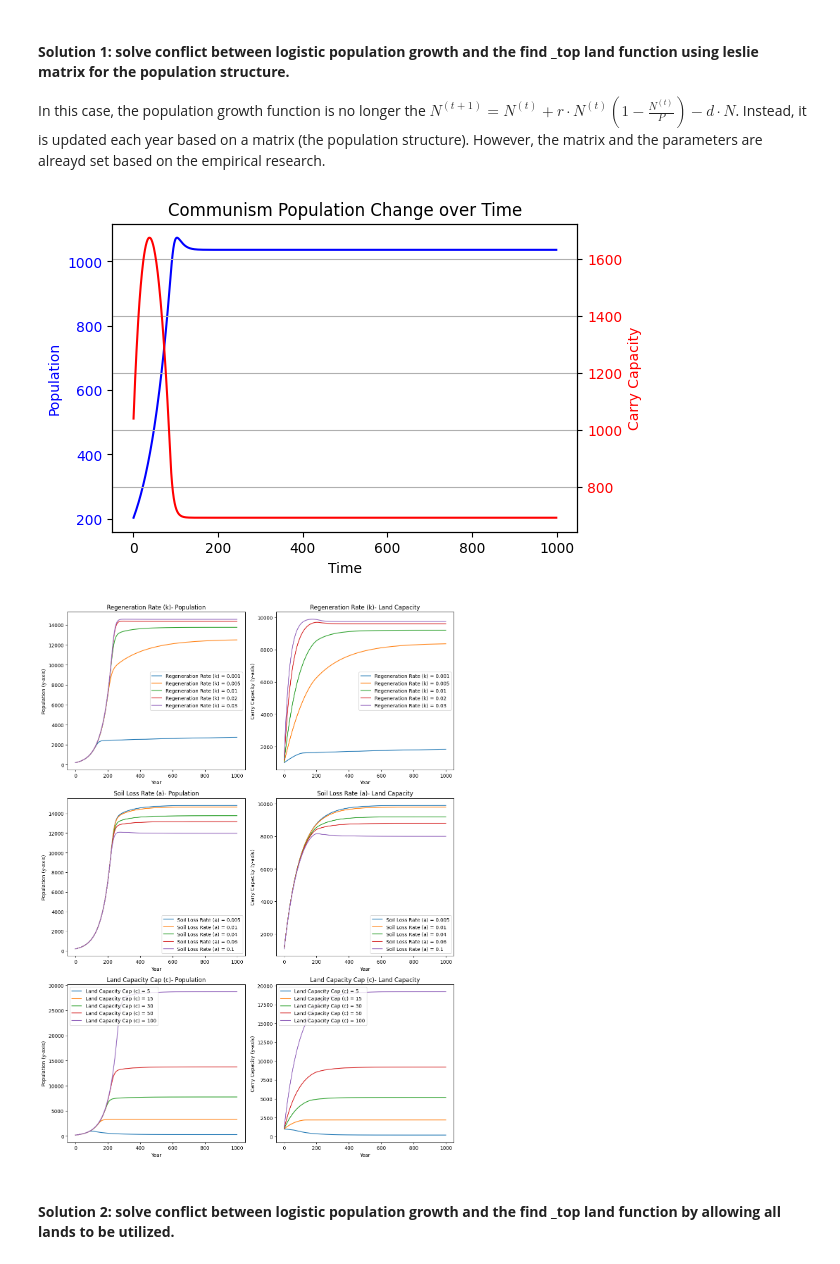
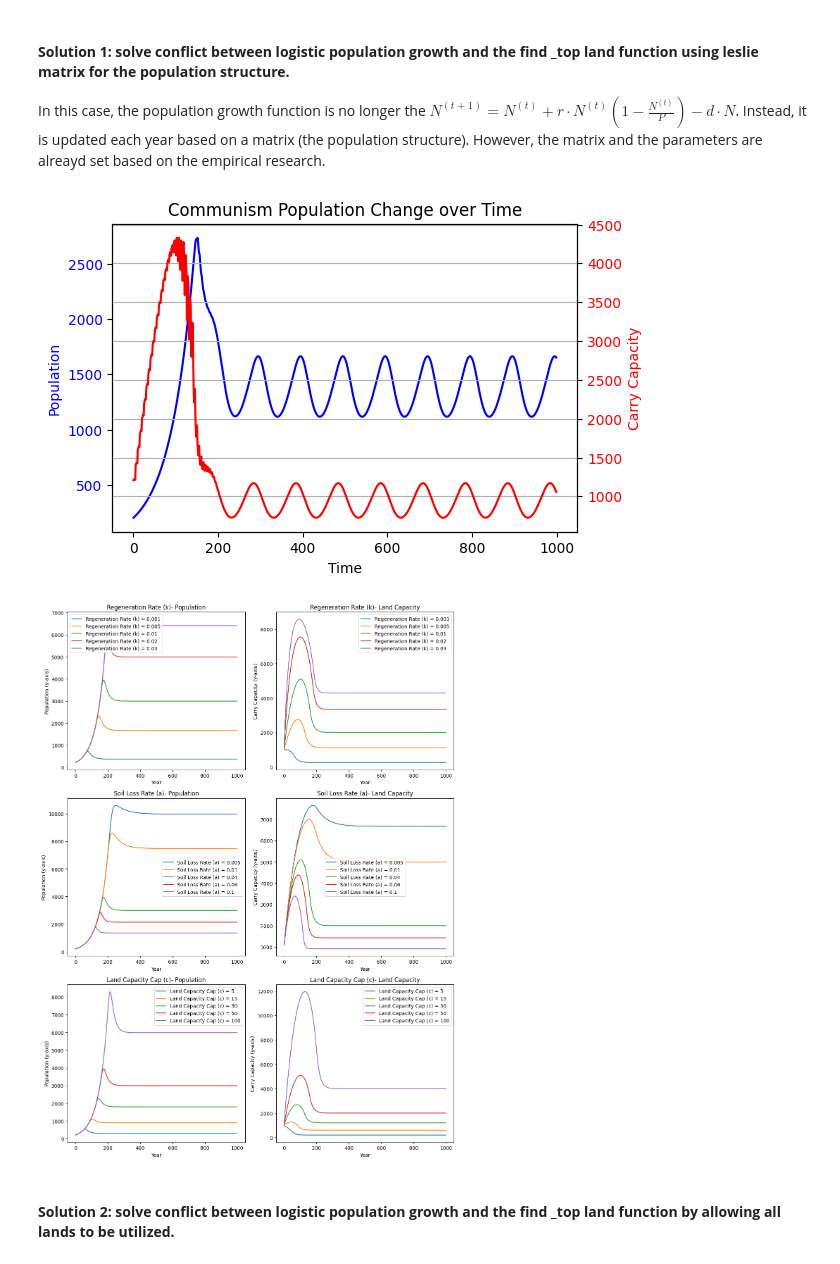
Before and after one commit to yutongliang723/Agent-Based-Model-CSH, a Jupyter notebook: Agent-Based Model - Week 3 - Yutong.ipynb, the cells around one changed output. Cells and saved outputs as stored; diff of their text form; code cells hidden in the pictures.

Commit message:
Changes to be committed: 	modified:   Agent-Based Model - Week 3 - Yutong.ipynb

```diff
--- a/Agent-Based Model - Week 3 - Yutong.ipynb
+++ b/Agent-Based Model - Week 3 - Yutong.ipynb
@@ -53,8 +49,13 @@ In this case, the population growth function is no longer the ${{N^{(t+1)}}} = {
 vec1 = pd.read_csv('demog_vectors.csv')
 tmp1 = pd.DataFrame({'z': [], 'r': []})  # Initialize an empty DataFrame
 
+def parameter_oscillation(t, a_mean, a_amplitude, oscillation_period):
+    # Calculate the parameter `a` based on a sine function
+    a_t = a_mean + a_amplitude * np.sin(2 * np.pi * t / oscillation_period)
+    return a_t
+
 # everyone has the same farming capacity. It doesn't matter who farms.
-def communism_simulation_population_original(tmp1, vec1, k,  a, initial_population, initial_lands, simulation_time, initial_capacity, max_capacity_one_land):
+def communism_simulation_population_original(tmp1, vec1, k, initial_population, initial_lands, simulation_time, initial_capacity, max_capacity_one_land, delay, oscillation_period):
 
     # Get the Leslie matrix for a given food ratio (z) using the parameters
     def get_matrix(z, vec1):
@@ -116,8 +117,14 @@ def communism_simulation_population_original(tmp1, vec1, k,  a, initial_populati
         return selected_lands
 
     ### Updating process
+    K_t_list = [K_t]
+    for t in range(1, simulation_time): # time 0 is already updated.
 
-    for t in range(1, simulation_time): # time 0 is already updated.
+        if t >= delay:
+            K_t_delayed = K_t_list[t - delay]
+        else:
+            K_t_delayed = [initial_capacity] * initial_population
+
         K_t = [land_assignments[t-1][i]['carry_capacity'] for i in range(initial_population)] #from the land_assignment dict, get all the land capacities in the looping year.
         selected_lands = find_top_lands(K_t, populations) # select top lands in each year
         land_assignments[t] = {} # adding a sub-dict in each year, an old one.
@@ -144,9 +151,12 @@ def communism_simulation_population_original(tmp1, vec1, k,  a, initial_populati
         K_star_t = max_capacity_one_land # the upper limit of each land cell capacity
 
     #         updating land capacity
+        a_t = parameter_oscillation(t, a_mean = a, a_amplitude=0.1, oscillation_period=oscillation_period)
         for i in range(initial_population):
-            land_assignments[t][i]['carry_capacity'] = max(0, min(K_star_t, land_assignments[t-1][i]['carry_capacity'] + k * (K_star_t - land_assignments[t-1][i]['carry_capacity'])  - a * land_assignments[t-1][i]['carry_capacity'] * u_t[i])) ############
-        K_t_plus_1 = [land_assignments[t][i]['carry_capacity'] for i in range(initial_population)] ## list of each land cell capacity (new year, this year)
+            land_assignments[t][i]['carry_capacity'] = max(0, min(K_star_t, K_t_delayed[i] + k * (K_star_t - K_t_delayed[i]) - a_t * K_t_delayed[i] * u_t[i]))
+
+            # land_assignments[t][i]['carry_capacity'] = max(0, min(K_star_t, land_assignments[t-1][i]['carry_capacity'] + k * (K_star_t - land_assignments[t-1][i]['carry_capacity'])  - a * land_assignments[t-1][i]['carry_capacity'] * u_t[i])) ############
+        # K_t_plus_1 = [land_assignments[t][i]['carry_capacity'] for i in range(initial_population)] ## list of each land cell capacity (new year, this year)
 
         # Calculate the Leslie matrix for the current food ratio (z)
         z = P/ N_t  # food availability parameter == carry capacity in my case
@@ -159,7 +169,9 @@ def communism_simulation_population_original(tmp1, vec1, k,  a, initial_populati
 
         population_change_ = N_t * r
         populations.append(population_change_)
-        K_values.append(sum(K_t_plus_1)) # total land capacity
+        # K_values.append(sum(K_t_plus_1)) # total land capacity
+        K_t_list.append([land_assignments[t][i]['carry_capacity'] for i in range(initial_population)])
+        K_values.append(sum([land_assignments[t][i]['carry_capacity'] for i in range(initial_population)]))
         P_values[t-1] = P # update the total harvest capacity
         u_values[t-1] = u_t # update the land usage (Y/N)
         Q_values.append(Q)
@@ -168,40 +180,42 @@ def communism_simulation_population_original(tmp1, vec1, k,  a, initial_populati
 
     return populations, K_values, P_values, u_values, Q_values, land_assignments
 
-def plot_commuism_simulation_population2(tmp1, vec1, k, a, initial_population, initial_lands, simulation_time, initial_capacity, max_capacity_one_land):
+def plot_commuism_simulation_population2(tmp1, vec1, k, initial_population, initial_lands, simulation_time, initial_capacity, max_capacity_one_land, delay, oscillation_period):
 
-    populations, K, _, _, _, data = communism_simulation_population_original(tmp1, vec1, k, a, initial_population, initial_lands, simulation_time, initial_capacity, max_capacity_one_land)
+    populations, K, _, _, _, data = communism_simulation_population_original(tmp1, vec1, k, initial_population, initial_lands, simulation_time, initial_capacity, max_capacity_one_land, delay, oscillation_period)
     time_steps = range(1, simulation_time)
 
     fig, ax1 = plt.subplots(figsize=(6, 4))
 
     # Plot population on the first y-axis
     ax1.plot(time_steps, populations, color='blue', label='Population')
     ax1.set_xlabel('Time')
     ax1.set_ylabel('Population', color='blue')
     ax1.tick_params(axis='y', labelcolor='blue')
 
     # Create a secondary y-axis and plot carry capacity on it
     ax2 = ax1.twinx()
     ax2.plot(time_steps, K, color='red', label='Carry Capacity')
     ax2.set_ylabel('Carry Capacity', color='red')
     ax2.tick_params(axis='y', labelcolor='red')
 
     plt.grid()
     plt.title('Communism Population Change over Time')
     plt.show()
 
 
 k = 0.03 # land recovery rate
-a = 0.1 # soil loss rate
+a = 0.3 # soil loss rate
 simulation_time = 1000 #simulation year
 initial_population = 200
 initial_capacity = 5
 initial_lands = 300
-max_capacity_one_land = 15
-plot_commuism_simulation_population2(tmp1, vec1, k, a, initial_population, initial_lands, simulation_time, initial_capacity, max_capacity_one_land)
+max_capacity_one_land = 50
+delay = 5
+oscillation_period = 100
+plot_commuism_simulation_population2(tmp1, vec1, k, initial_population, initial_lands, simulation_time, initial_capacity, max_capacity_one_land, delay, oscillation_period)
 # %% [output]
-[figure, old version]
+[figure, new version]
 # %%
 k_range = [0.001, 0.005, 0.01, 0.02, 0.03]
 a_range = [0.005, 0.01, 0.04, 0.06, 0.1]
@@ -260,7 +274,7 @@ for i, (param_name, param_range, result_pop, result_food) in enumerate(parameter
 plt.tight_layout()
 plt.show()
 # %% [output]
-[figure, old version]
+[figure, new version]
 # %% [markdown]
 #### **Solution 2: solve conflict between logistic population growth and the find _top land function by allowing all lands to be utilized.**
 # %%
```
Also changed, not shown: parts of 3 cells of this notebook.
